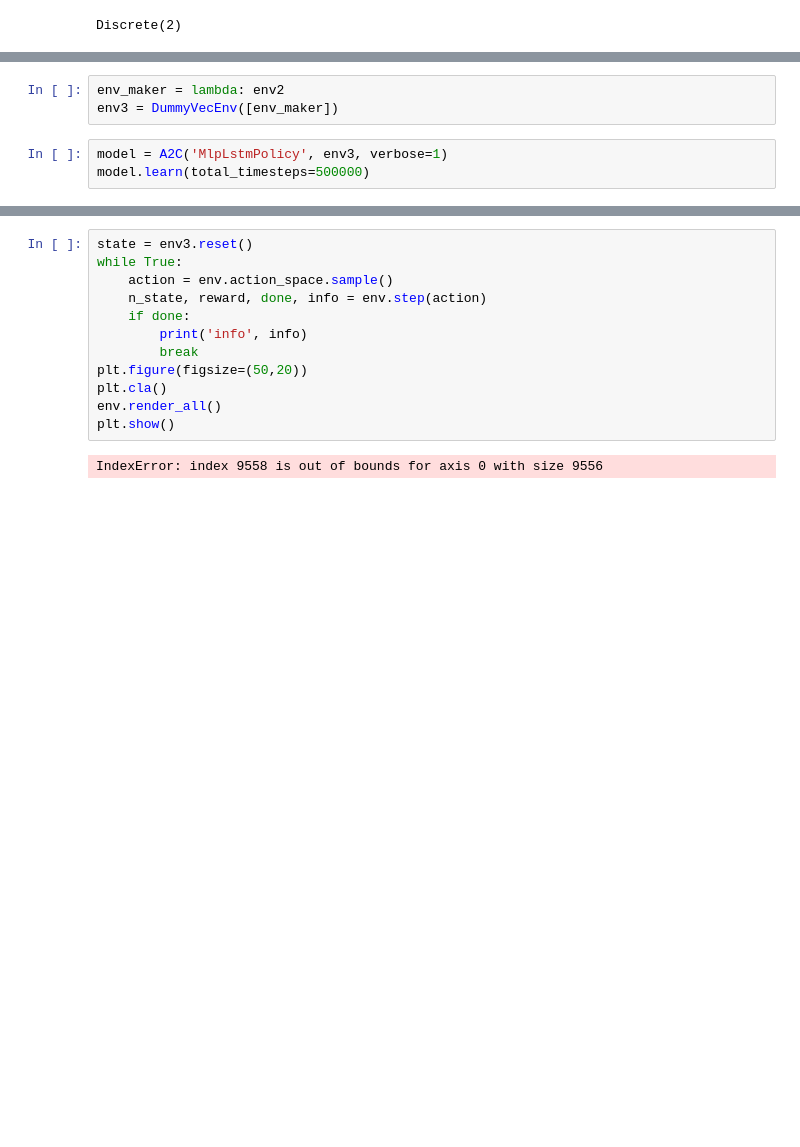
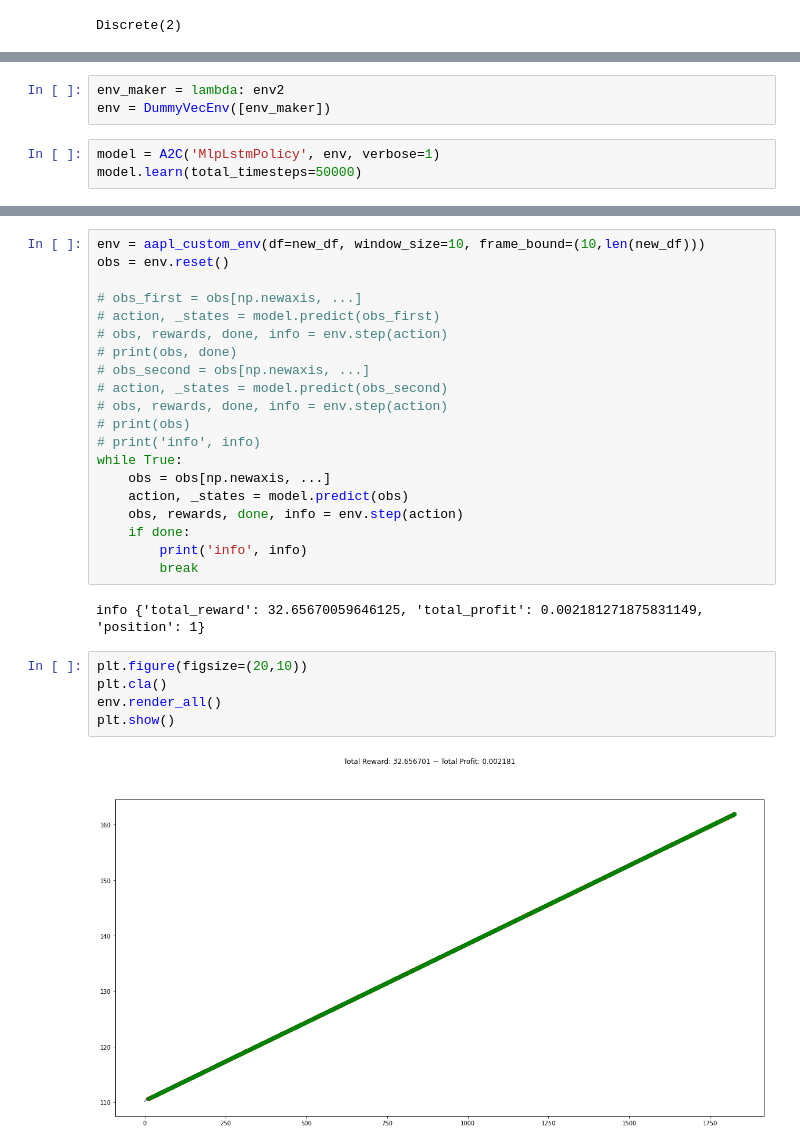
Before and after one commit to InNomineMortis/dl_diploma, a Jupyter notebook: main.ipynb, the cells around one changed output, grey strips where cells are left out. Drawn from its saved outputs; the diff is of its cells as text; blank space fills up the shorter version.

```diff
--- a/main.ipynb
+++ b/main.ipynb
@@ -161,8 +426,8 @@ array([[ 5.13392866e-01,  1.17258400e+08,  0.00000000e+00,
 # %%
 env_maker = lambda: env2
-env3 = DummyVecEnv([env_maker])
+env = DummyVecEnv([env_maker])
 # %%
-model = A2C('MlpLstmPolicy', env3, verbose=1)
-model.learn(total_timesteps=500000)
+model = A2C('MlpLstmPolicy', env, verbose=1)
+model.learn(total_timesteps=50000)
 # %% [output]
 ---------------------------------
@@ -186,14 +451,29 @@ KeyboardInterrupt:
-# %%
-state = env3.reset()
-while True:
-    action = env.action_space.sample()
-    n_state, reward, done, info = env.step(action)
-    if done:
-        print('info', info)
-        break
-plt.figure(figsize=(50,20))
-plt.cla()
-env.render_all()
-plt.show()
-# %% [output]
-IndexError: index 9558 is out of bounds for axis 0 with size 9556
+# %%
+env = aapl_custom_env(df=new_df, window_size=10, frame_bound=(10,len(new_df)))
+obs = env.reset()
+
+# obs_first = obs[np.newaxis, ...]
+# action, _states = model.predict(obs_first)
+# obs, rewards, done, info = env.step(action)
+# print(obs, done)
+# obs_second = obs[np.newaxis, ...]
+# action, _states = model.predict(obs_second)
+# obs, rewards, done, info = env.step(action)
+# print(obs)
+# print('info', info)
+while True:
+    obs = obs[np.newaxis, ...]
+    action, _states = model.predict(obs)
+    obs, rewards, done, info = env.step(action)
+    if done:
+        print('info', info)
+        break
+# %% [output]
+info {'total_reward': 32.65670059646125, 'total_profit': 0.002181271875831149, 'position': 1}
+# %%
+plt.figure(figsize=(20,10))
+plt.cla()
+env.render_all()
+plt.show()
+# %% [output]
+[figure, added]
```
Also changed, not shown: parts of 42 cells of this notebook.
